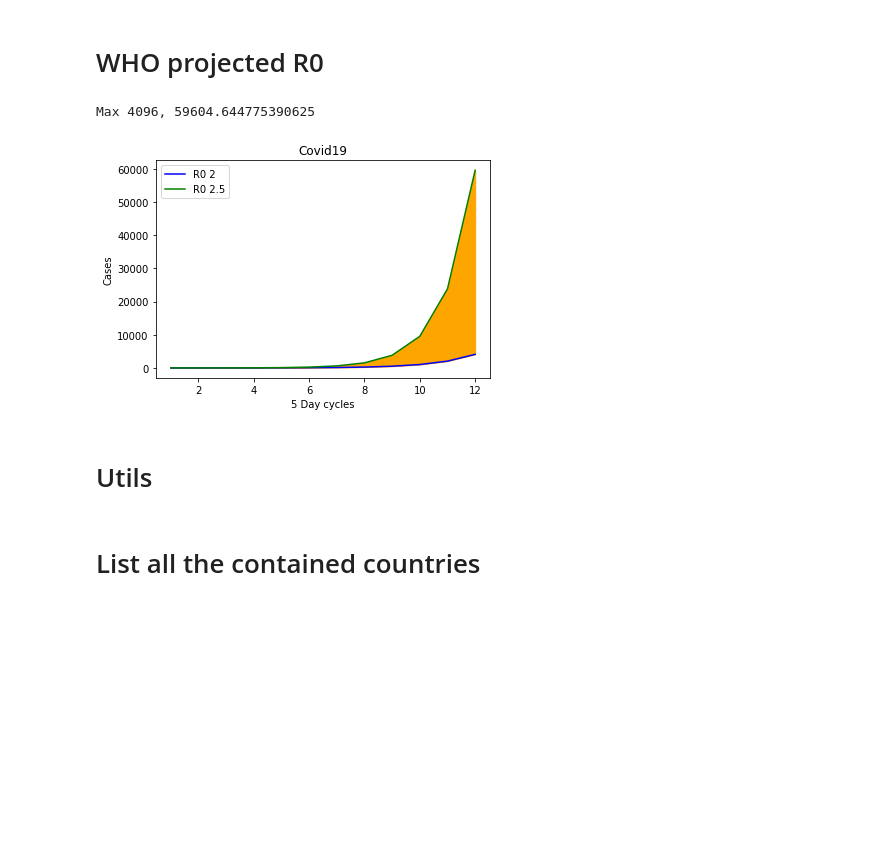
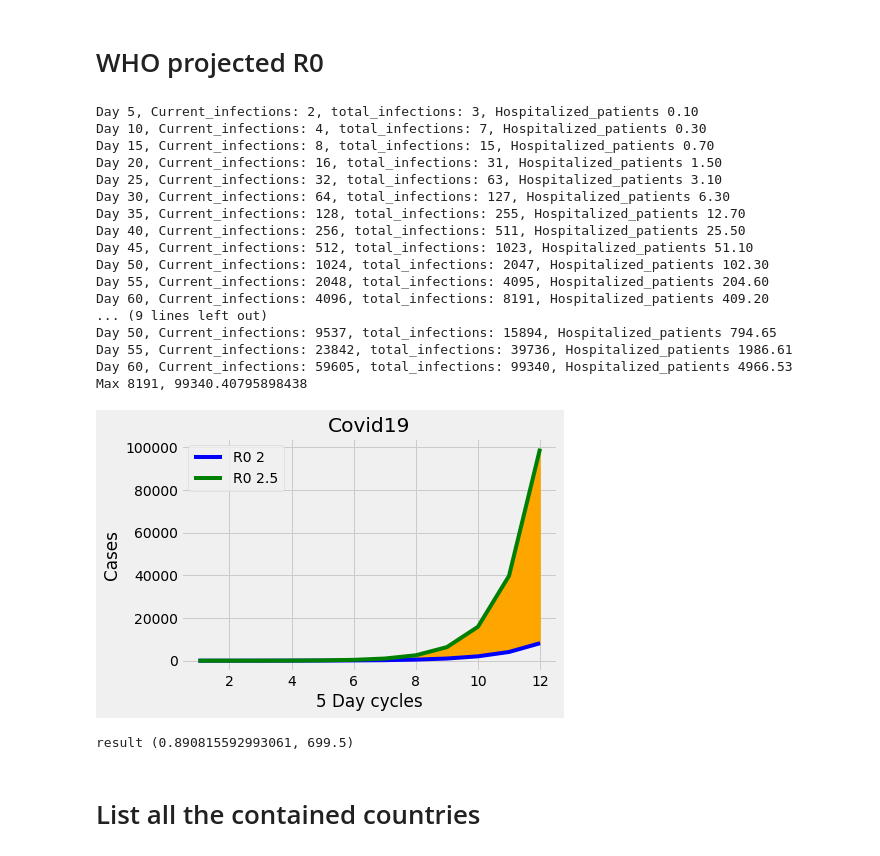
Before and after one commit to C5ipo7i/Jupyter_notebooks, a Jupyter notebook: Covid19.ipynb, the cells around one changed output. Saved outputs shown, nothing was run; the diff lists cells and outputs as text; code cells hidden in the pictures; blank space fills up the shorter version.

```diff
--- a/Covid19.ipynb
+++ b/Covid19.ipynb
@@ -250,5 +474,5 @@ plt.show()
 # %%
-for i,x in enumerate(values[2:-1],2):
+for i,x in enumerate(values[1:-2],1):
     epochs = range(1,len(x)+1)
     plt.plot(epochs,x,colors[i],label=f"{labels[i]}")
     plt.title('Covid19')
@@ -261,5 +485,5 @@ plt.show()
 # %%
-for i,x in enumerate(values[4:],4):
+for i,x in enumerate(values[3:4],3):
     epochs = range(1,len(x)+1)
     plt.plot(epochs,x,colors[i],label=f"{labels[i]}")
     plt.title('Covid19')
@@ -316,7 +540,7 @@ Day 80, Current_infections: 1839783, total_infections: 3254999, Hospitalized_pat
 alternates = []
 data_points = {i:[] for i in range(10)}
 for i in range(1,11):
-    alternates.append(gen_infections(i,2.5,5))
+    alternates.append(gen_infections(i,R0,asymptomatic_period,hospitalization_rate))
 for i,gen in enumerate(alternates):
     for _ in range(1,13):
         data_points[i].append(next(gen))
@@ -342,7 +583,7 @@ R0s = np.linspace(2,3,11)
 alternates = []
 data_points = {i:[] for i in range(11)}
 for R0 in R0s:
-    alternates.append(gen_infections(1,R0,5))
+    alternates.append(gen_infections(1,R0,asymptomatic_period,hospitalization_rate))
 for i,gen in enumerate(alternates):
     for _ in range(1,13):
         data_points[i].append(next(gen))
@@ -365,29 +623,43 @@ plt.show()
 # %%
 WHO_R0s = [2,2.5]
 
 alternates = []
 data_points = {i:[] for i in range(2)}
 for R0 in WHO_R0s:
-    alternates.append(gen_infections(1,R0,5))
+    alternates.append(gen_infections(1,R0,asymptomatic_period,hospitalization_rate))
 for i,gen in enumerate(alternates):
     for _ in range(1,13):
         data_points[i].append(next(gen))
 
 print(f'Max {np.max(data_points[0])}, {np.max(data_points[1])}')
 
 colors = ['b','g','r','c','m','y','lightblue','lightgreen','gray','teal','brown']
 epochs = range(1,len(data_points[0])+1)
 plt.plot(epochs,data_points[0],colors[0],label=f"R0 {WHO_R0s[0]}")
 plt.plot(epochs,data_points[1],colors[1],label=f"R0 {WHO_R0s[1]}")
 plt.fill_between(epochs, data_points[0], data_points[1],color='orange')
 plt.title('Covid19')
 plt.xlabel('5 Day cycles')
 plt.ylabel('Cases')
 # plt.yscale("log")
 plt.legend()
 plt.show()
 # %% [output]
-Max 4096, 59604.644775390625
+Day 5, Current_infections: 2, total_infections: 3, Hospitalized_patients 0.10
+Day 10, Current_infections: 4, total_infections: 7, Hospitalized_patients 0.30
+Day 15, Current_infections: 8, total_infections: 15, Hospitalized_patients 0.70
+Day 20, Current_infections: 16, total_infections: 31, Hospitalized_patients 1.50
+Day 25, Current_infections: 32, total_infections: 63, Hospitalized_patients 3.10
+Day 30, Current_infections: 64, total_infections: 127, Hospitalized_patients 6.30
+Day 35, Current_infections: 128, total_infections: 255, Hospitalized_patients 12.70
+Day 40, Current_infections: 256, total_infections: 511, Hospitalized_patients 25.50
+Day 45, Current_infections: 512, total_infections: 1023, Hospitalized_patients 51.10
+Day 50, Current_infections: 1024, total_infections: 2047, Hospitalized_patients 102.30
+Day 55, Current_infections: 2048, total_infections: 4095, Hospitalized_patients 204.60
+Day 60, Current_infections: 4096, total_infections: 8191, Hospitalized_patients 409.20
+... (9 lines left out)
+Day 50, Current_infections: 9537, total_infections: 15894, Hospitalized_patients 794.65
+Day 55, Current_infections: 23842, total_infections: 39736, Hospitalized_patients 1986.61
+Day 60, Current_infections: 59605, total_infections: 99340, Hospitalized_patients 4966.53
+Max 8191, 99340.40795898438
-[figure, old version]
+[figure, new version]
-# %% [markdown]
-# Utils
@@ -421,3 +666,9 @@ def parse_date(date_str):
+# %%
+points = [(0,699.5),(16,110)]
+result = determine_R0(points)
+print(f'result {result}')
+# %% [output]
+result (0.890815592993061, 699.5)
 # %% [markdown]
 # List all the contained countries
 # %%
```
Also changed, not shown: parts of 125 cells of this notebook.
